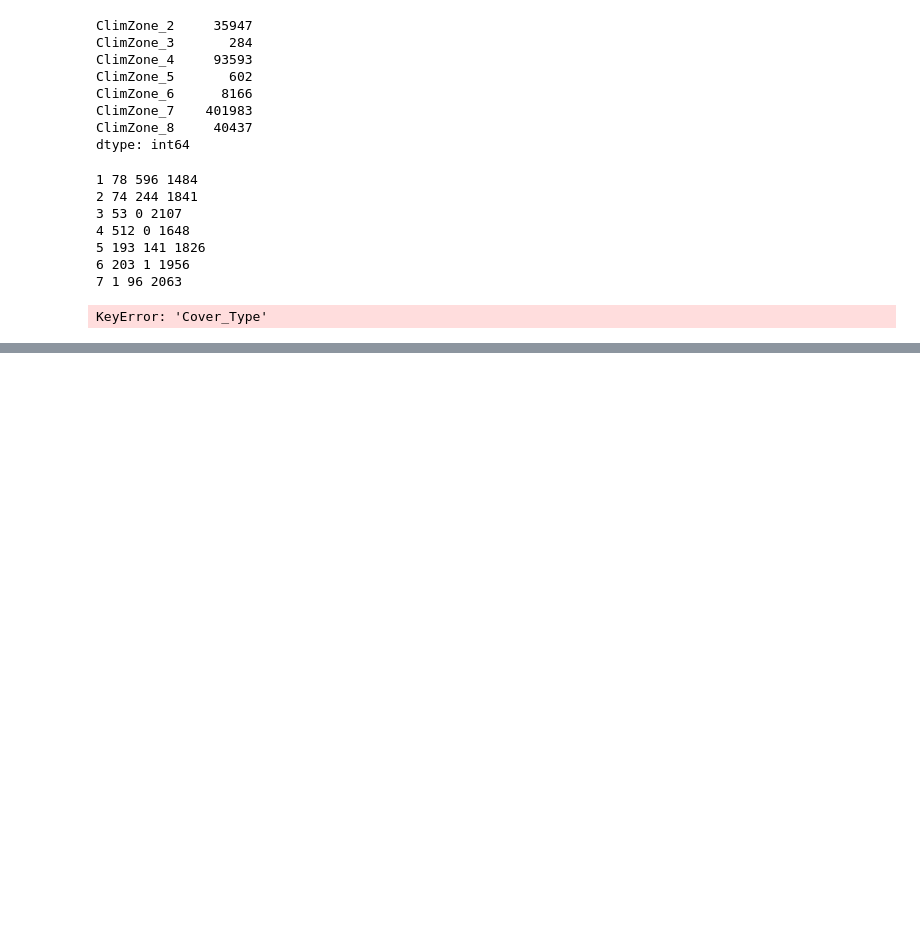
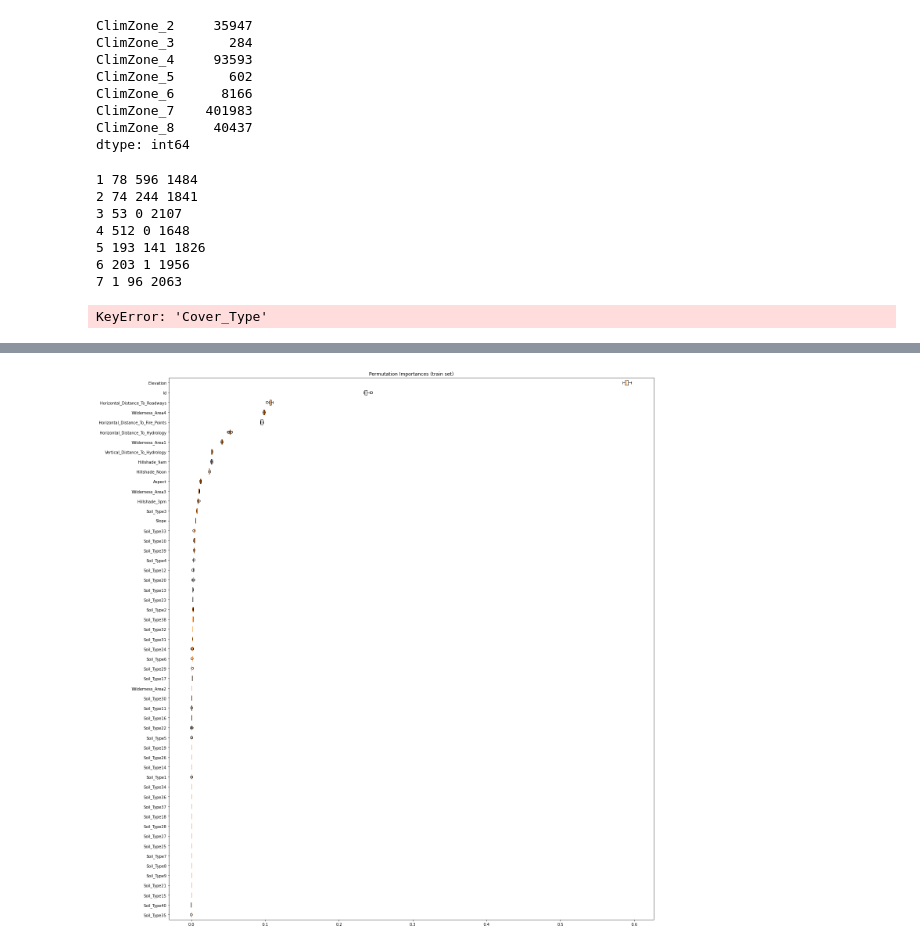
Before and after one commit to ceptln/forest_classification, a Jupyter notebook: kaggle_forest_notebook.ipynb, the cells around one changed output, grey strips where cells are left out. Drawn from its saved outputs; the diff is of its cells as text; code cells hidden in the pictures; blank space fills up the shorter version.

```diff
--- a/kaggle_forest_notebook.ipynb
+++ b/kaggle_forest_notebook.ipynb
@@ -1489,0 +1630,26 @@ KeyError: 'Cover_Type'
+# %%
+from sklearn.inspection import permutation_importance
+
+X_train = df_train.drop(columns='Cover_Type')
+y_train = df_train['Cover_Type']
+
+model = LGBMClassifier()
+model.fit(X_train,y_train)
+
+feature_importances = permutation_importance(
+    model, X_train, y_train, n_repeats=10, random_state=2
+)
+
+sorted_idx = feature_importances.importances_mean.argsort()
+
+fig, ax = plt.subplots(figsize=(20,20))
+ax.boxplot(
+    feature_importances.importances[sorted_idx].T,
+    vert=False,
+    labels=X_train.columns[sorted_idx],
+)
+ax.set_title("Permutation Importances (train set)")
+fig.tight_layout()
+plt.show()
+# %% [output]
+[figure, added]
```
Also changed, not shown: parts of 17 cells of this notebook, 44 other files.
